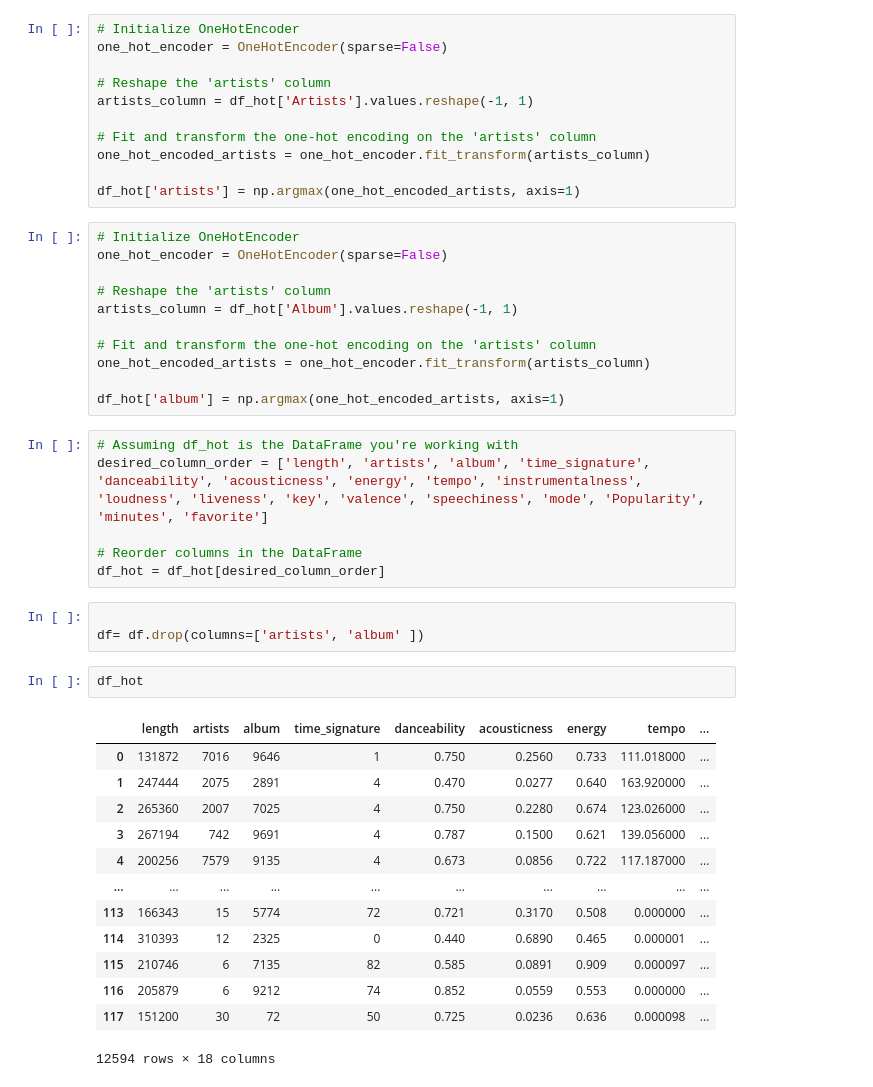
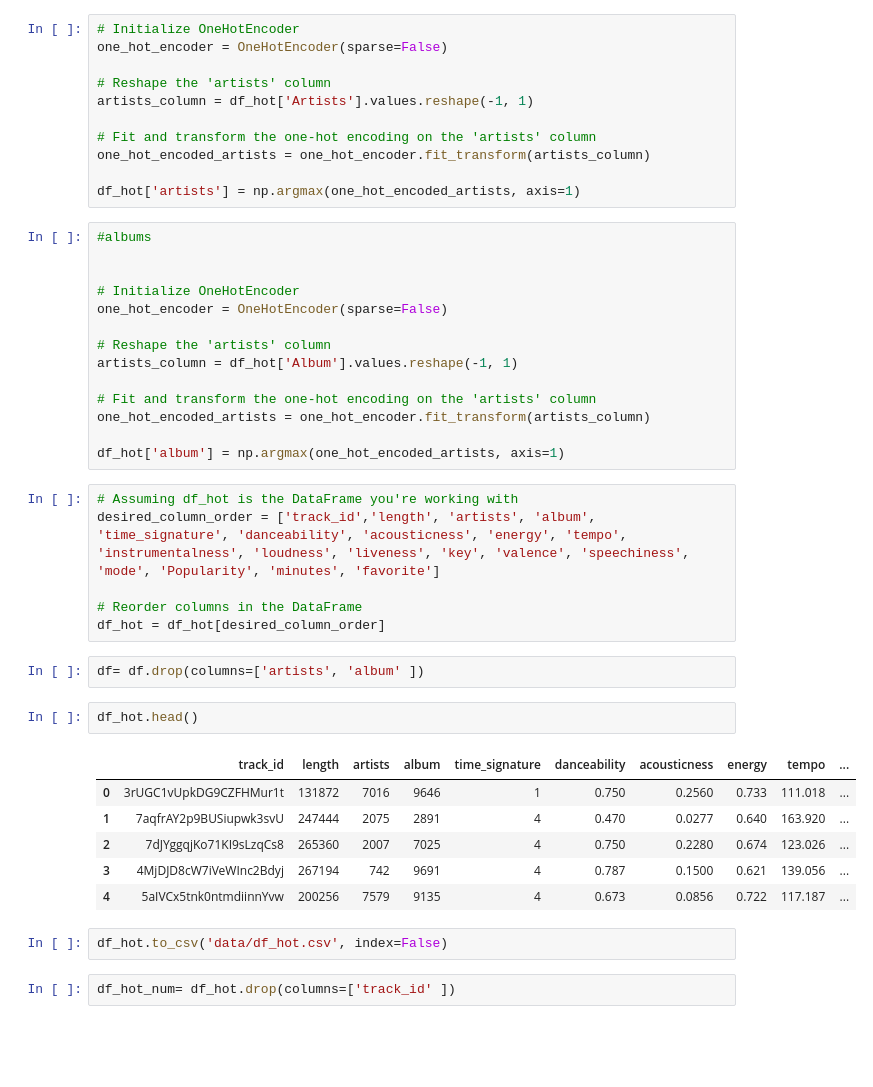
Before and after one commit to EthanFalcao/Spotify_Reccommendation_Algorithm, a Jupyter notebook: feature_selection.ipynb, the cells around one changed output. Saved outputs shown, nothing was run; the diff lists cells and outputs as text; blank space fills up the shorter version.

```diff
--- a/feature_selection.ipynb
+++ b/feature_selection.ipynb
@@ -85,6 +89,9 @@ one_hot_encoded_artists = one_hot_encoder.fit_transform(artists_column)
 
 df_hot['artists'] = np.argmax(one_hot_encoded_artists, axis=1)
 # %%
+#albums
+
+
 # Initialize OneHotEncoder
 one_hot_encoder = OneHotEncoder(sparse=False)
 
@@ -97,27 +104,23 @@ one_hot_encoded_artists = one_hot_encoder.fit_transform(artists_column)
 df_hot['album'] = np.argmax(one_hot_encoded_artists, axis=1)
 # %%
 # Assuming df_hot is the DataFrame you're working with
-desired_column_order = ['length', 'artists', 'album', 'time_signature', 'danceability', 'acousticness', 'energy', 'tempo', 'instrumentalness', 'loudness', 'liveness', 'key', 'valence', 'speechiness', 'mode', 'Popularity', 'minutes', 'favorite']
+desired_column_order = ['track_id','length', 'artists', 'album', 'time_signature', 'danceability', 'acousticness', 'energy', 'tempo', 'instrumentalness', 'loudness', 'liveness', 'key', 'valence', 'speechiness', 'mode', 'Popularity', 'minutes', 'favorite']
 
 # Reorder columns in the DataFrame
 df_hot = df_hot[desired_column_order]
 # %%
-
 df= df.drop(columns=['artists',	'album' ])
 # %%
-df_hot
+df_hot.head()
 # %% [output]
-|  | length | artists | album | time_signature | danceability | acousticness | energy | tempo | ... |
-| 0 | 131872 | 7016 | 9646 | 1 | 0.750 | 0.2560 | 0.733 | 111.018000 | ... |
-| 1 | 247444 | 2075 | 2891 | 4 | 0.470 | 0.0277 | 0.640 | 163.920000 | ... |
-| 2 | 265360 | 2007 | 7025 | 4 | 0.750 | 0.2280 | 0.674 | 123.026000 | ... |
-| 3 | 267194 | 742 | 9691 | 4 | 0.787 | 0.1500 | 0.621 | 139.056000 | ... |
-| 4 | 200256 | 7579 | 9135 | 4 | 0.673 | 0.0856 | 0.722 | 117.187000 | ... |
-| ... | ... | ... | ... | ... | ... | ... | ... | ... | ... |
-| 113 | 166343 | 15 | 5774 | 72 | 0.721 | 0.3170 | 0.508 | 0.000000 | ... |
-| 114 | 310393 | 12 | 2325 | 0 | 0.440 | 0.6890 | 0.465 | 0.000001 | ... |
-| 115 | 210746 | 6 | 7135 | 82 | 0.585 | 0.0891 | 0.909 | 0.000097 | ... |
-| 116 | 205879 | 6 | 9212 | 74 | 0.852 | 0.0559 | 0.553 | 0.000000 | ... |
-| 117 | 151200 | 30 | 72 | 50 | 0.725 | 0.0236 | 0.636 | 0.000098 | ... |
+|  | track_id | length | artists | album | time_signature | danceability | acousticness | energy | tempo | ... |
+| 0 | 3rUGC1vUpkDG9CZFHMur1t | 131872 | 7016 | 9646 | 1 | 0.750 | 0.2560 | 0.733 | 111.018 | ... |
+| 1 | 7aqfrAY2p9BUSiupwk3svU | 247444 | 2075 | 2891 | 4 | 0.470 | 0.0277 | 0.640 | 163.920 | ... |
+| 2 | 7dJYggqjKo71KI9sLzqCs8 | 265360 | 2007 | 7025 | 4 | 0.750 | 0.2280 | 0.674 | 123.026 | ... |
+| 3 | 4MjDJD8cW7iVeWInc2Bdyj | 267194 | 742 | 9691 | 4 | 0.787 | 0.1500 | 0.621 | 139.056 | ... |
+| 4 | 5aIVCx5tnk0ntmdiinnYvw | 200256 | 7579 | 9135 | 4 | 0.673 | 0.0856 | 0.722 | 117.187 | ... |
-12594 rows × 18 columns
+# %%
+df_hot.to_csv('data/df_hot.csv', index=False)
+# %%
+df_hot_num= df_hot.drop(columns=['track_id' ])
 # %%
```
Also changed, not shown: parts of 8 cells of this notebook, 2 other files.
